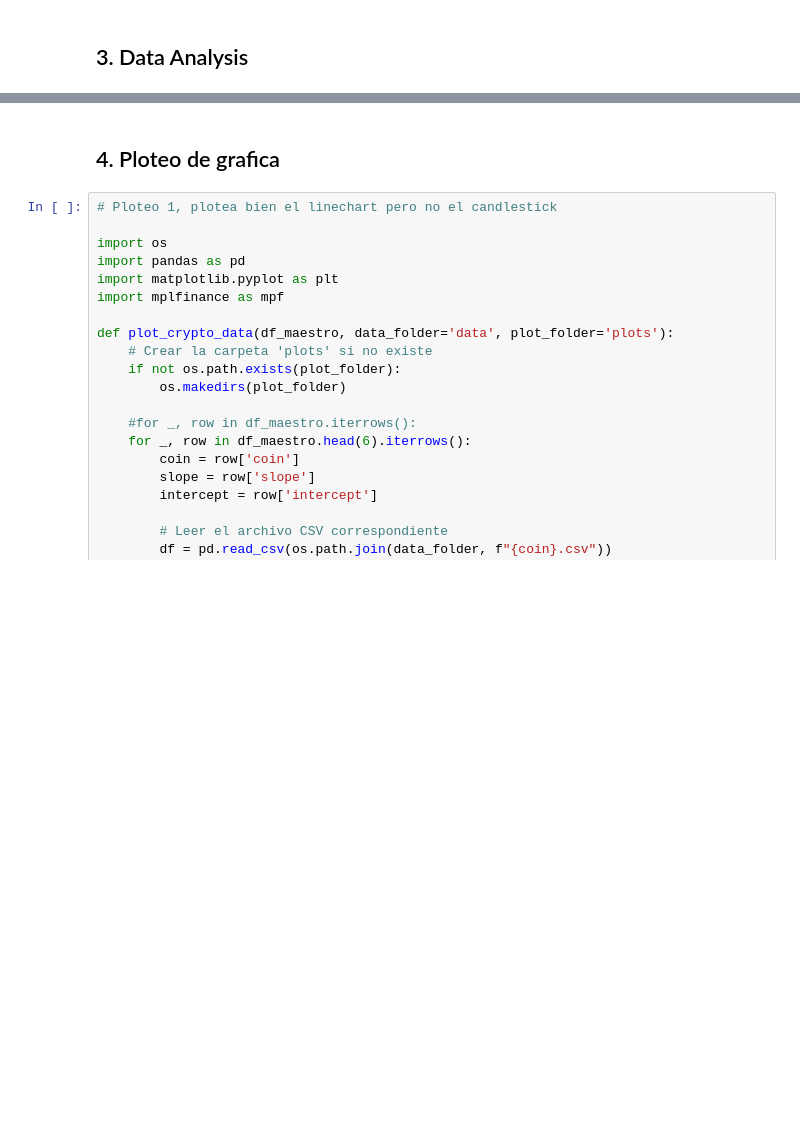
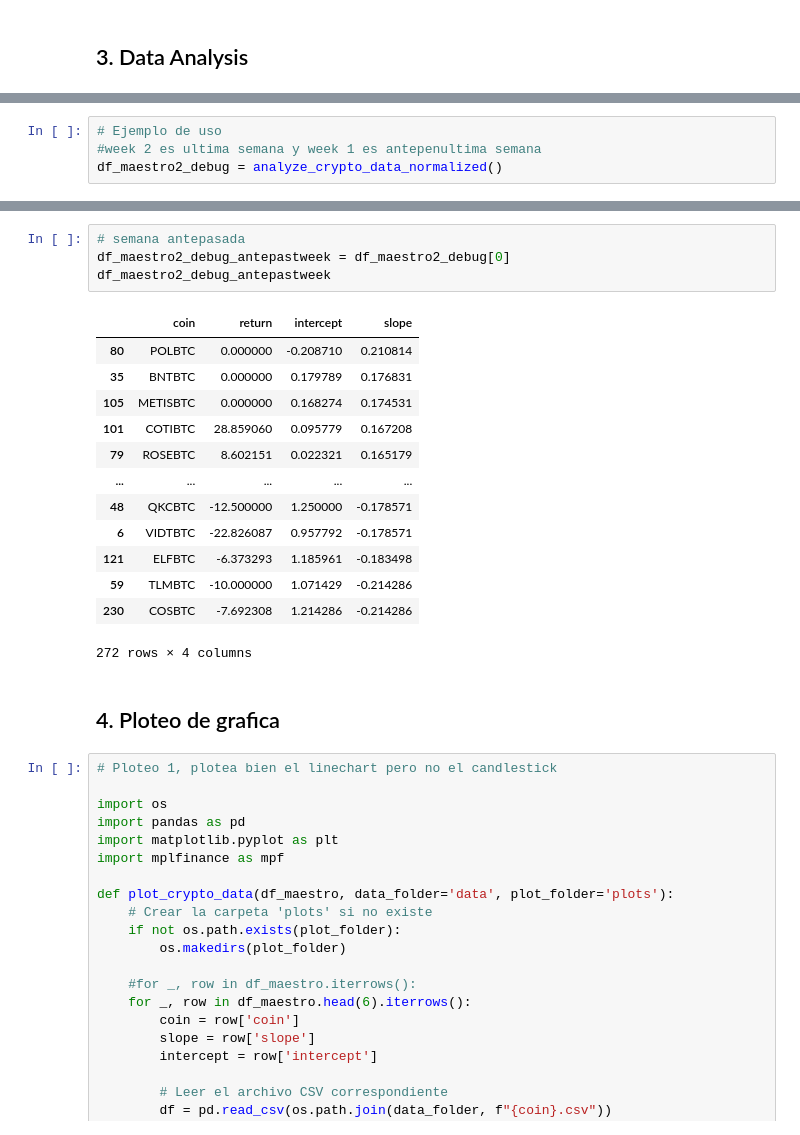
Before and after one commit to eduardogv/binance-momentum, a Jupyter notebook: binance_top_coins.ipynb, the cells around one changed output, grey strips where cells are left out. Drawn from its saved outputs; the diff is of its cells as text; blank space fills up the shorter version.

Commit message:
updated jupyter
working analysis for 2 weeks.
normalized slope
are results ok?

```diff
--- a/binance_top_coins.ipynb
+++ b/binance_top_coins.ipynb
@@ -493,0 +639,4 @@ Análisis para ALTBTC completado.
+# %%
+# Ejemplo de uso
+#week 2 es ultima semana y week 1 es antepenultima semana
+df_maestro2_debug = analyze_crypto_data_normalized()
@@ -494,3 +680,21 @@ Análisis para ALTBTC completado.
+# %%
+# semana antepasada
+df_maestro2_debug_antepastweek = df_maestro2_debug[0]
+df_maestro2_debug_antepastweek
+# %% [output]
+|  | coin | return | intercept | slope |
+| 80 | POLBTC | 0.000000 | -0.208710 | 0.210814 |
+| 35 | BNTBTC | 0.000000 | 0.179789 | 0.176831 |
+| 105 | METISBTC | 0.000000 | 0.168274 | 0.174531 |
+| 101 | COTIBTC | 28.859060 | 0.095779 | 0.167208 |
+| 79 | ROSEBTC | 8.602151 | 0.022321 | 0.165179 |
+| ... | ... | ... | ... | ... |
+| 48 | QKCBTC | -12.500000 | 1.250000 | -0.178571 |
+| 6 | VIDTBTC | -22.826087 | 0.957792 | -0.178571 |
+| 121 | ELFBTC | -6.373293 | 1.185961 | -0.183498 |
+| 59 | TLMBTC | -10.000000 | 1.071429 | -0.214286 |
+| 230 | COSBTC | -7.692308 | 1.214286 | -0.214286 |
+272 rows × 4 columns
 # %% [markdown]
 ## 4. Ploteo de grafica
 # %%
```
Also changed, not shown: parts of 12 cells of this notebook.
